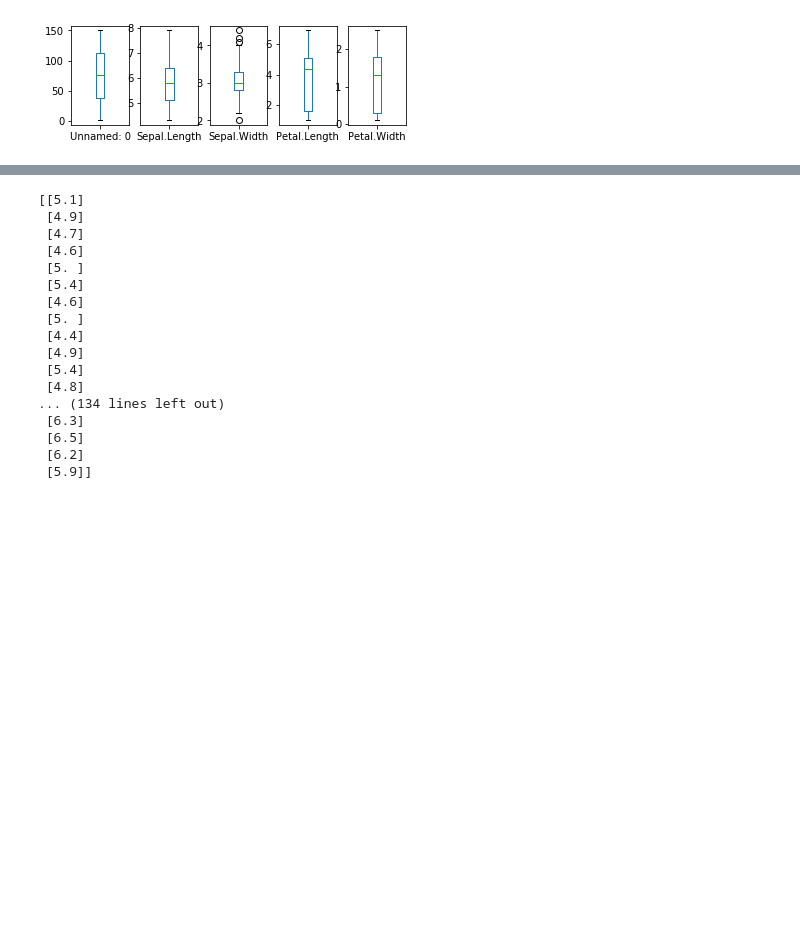
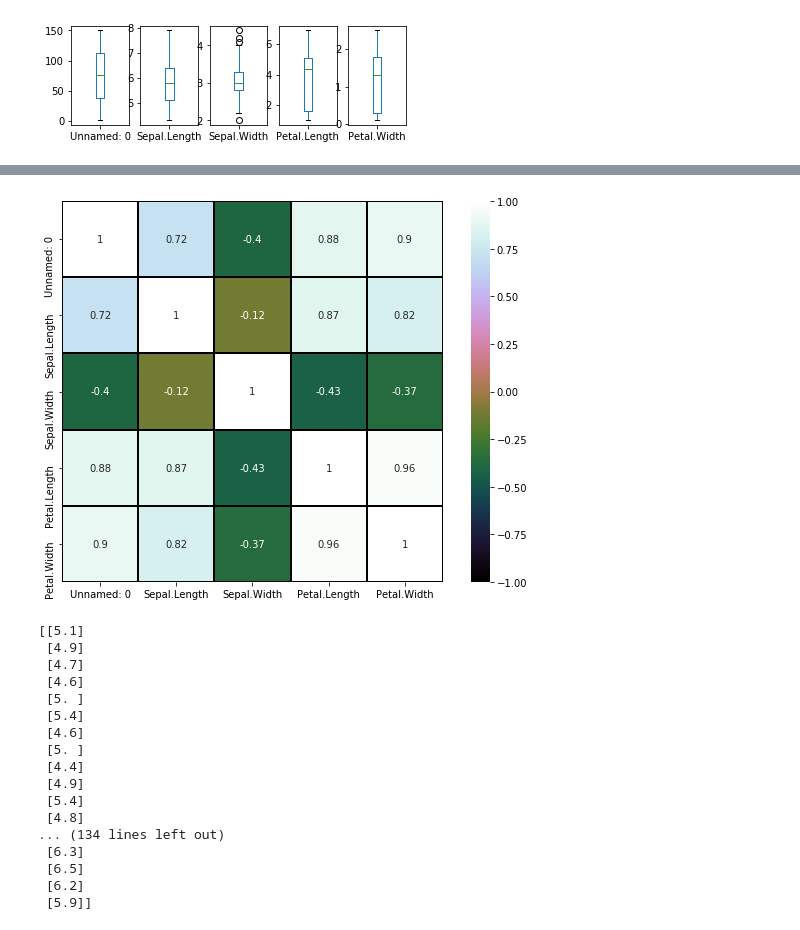
Before and after one commit to amberkakkar01/IRIS-Flower-classification, a Jupyter notebook: Amber_iris.ipynb, the cells around one changed output, grey strips where cells are left out. Cells and saved outputs as stored; diff of their text form; code cells hidden in the pictures; blank space fills up the shorter version.

```diff
--- a/Amber_iris.ipynb
+++ b/Amber_iris.ipynb
@@ -174,3 +191,10 @@ dtype: object
+# %%
+#Heat Maps
+fig=plt.gcf()
+fig.set_size_inches(10,7)
+fig=sns.heatmap(iris.corr(),annot=True,cmap='cubehelix',linewidths=1,linecolor='k',square=True,mask=False, vmin=-1, vmax=1,cbar_kws={"orientation": "vertical"},cbar=True)
+# %% [output]
+[figure, added]
 # %%
 X = iris['Sepal.Length'].values.reshape(-1,1)
 print(X)
```
Also changed, not shown: parts of 11 cells of this notebook.
